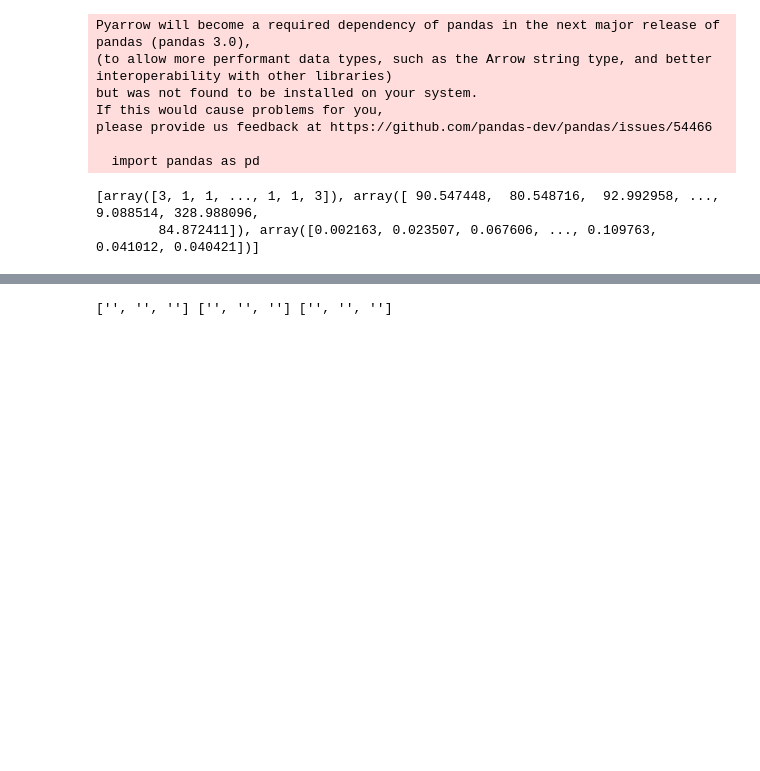
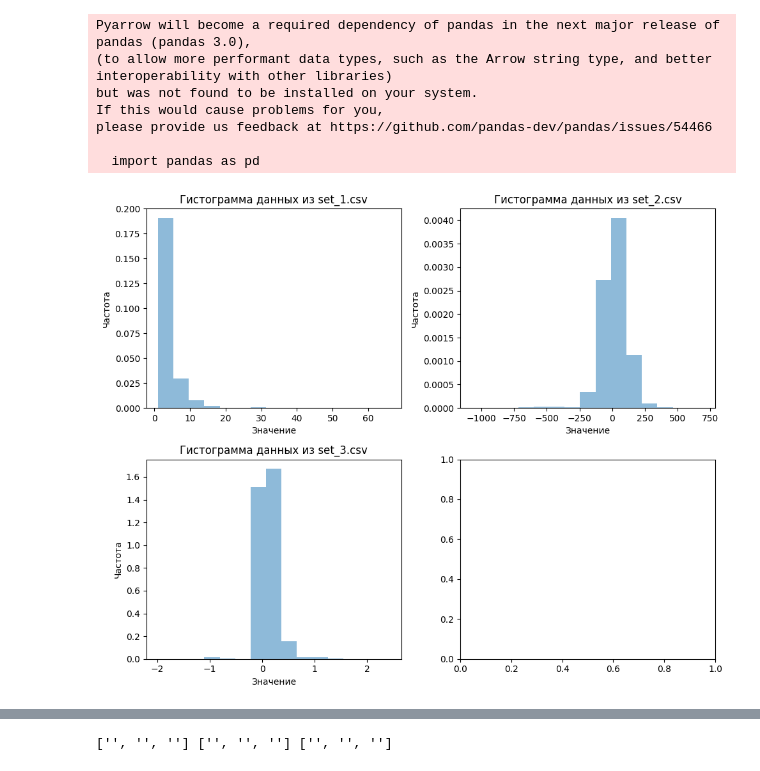
Before and after one commit to ALFecki/matstat, a Jupyter notebook: lab-1/lab1.ipynb, the cells around one changed output, grey strips where cells are left out. Saved outputs shown, nothing was run; the diff lists cells and outputs as text; code cells hidden in the pictures; blank space fills up the shorter version.

```diff
--- a/lab-1/lab1.ipynb
+++ b/lab-1/lab1.ipynb
@@ -33,9 +33,25 @@ If this would cause problems for you,
 please provide us feedback at https://github.com/pandas-dev/pandas/issues/54466
 
   import pandas as pd
-# %%
-data_sets_files = ['set_1.csv', 'set_2.csv', 'set_3.csv']
-data_sets = [pd.read_csv(filename, header=None).values.flatten() for filename in data_sets_files]
-# %% [output]
-[array([3, 1, 1, ..., 1, 1, 3]), array([ 90.547448,  80.548716,  92.992958, ...,   9.088514, 328.988096,
-        84.872411]), array([0.002163, 0.023507, 0.067606, ..., 0.109763, 0.041012, 0.040421])]
+# %%
+import matplotlib.pyplot as plt
+
+num_rows = 2
+num_cols = 2
+
+fig, axes = plt.subplots(num_rows, num_cols, tight_layout=True, figsize=(10, 8))
+
+for i, (data_set, set_name) in enumerate(zip(data_sets, data_sets_files)):
+    row = i // num_cols
+    col = i % num_cols
+    axes[row, col].hist(data_set, bins=15, density=True, alpha=0.5)
+
+    axes[row, col].set_xlabel('Значение')
+    axes[row, col].set_ylabel('Частота')
+    axes[row, col].set_title(f'Гистограмма данных из {set_name}')
+
+plt.tight_layout()
+
+plt.show()
+# %% [output]
+[figure, added]
```
Also changed, not shown: parts of 2 cells of this notebook.
